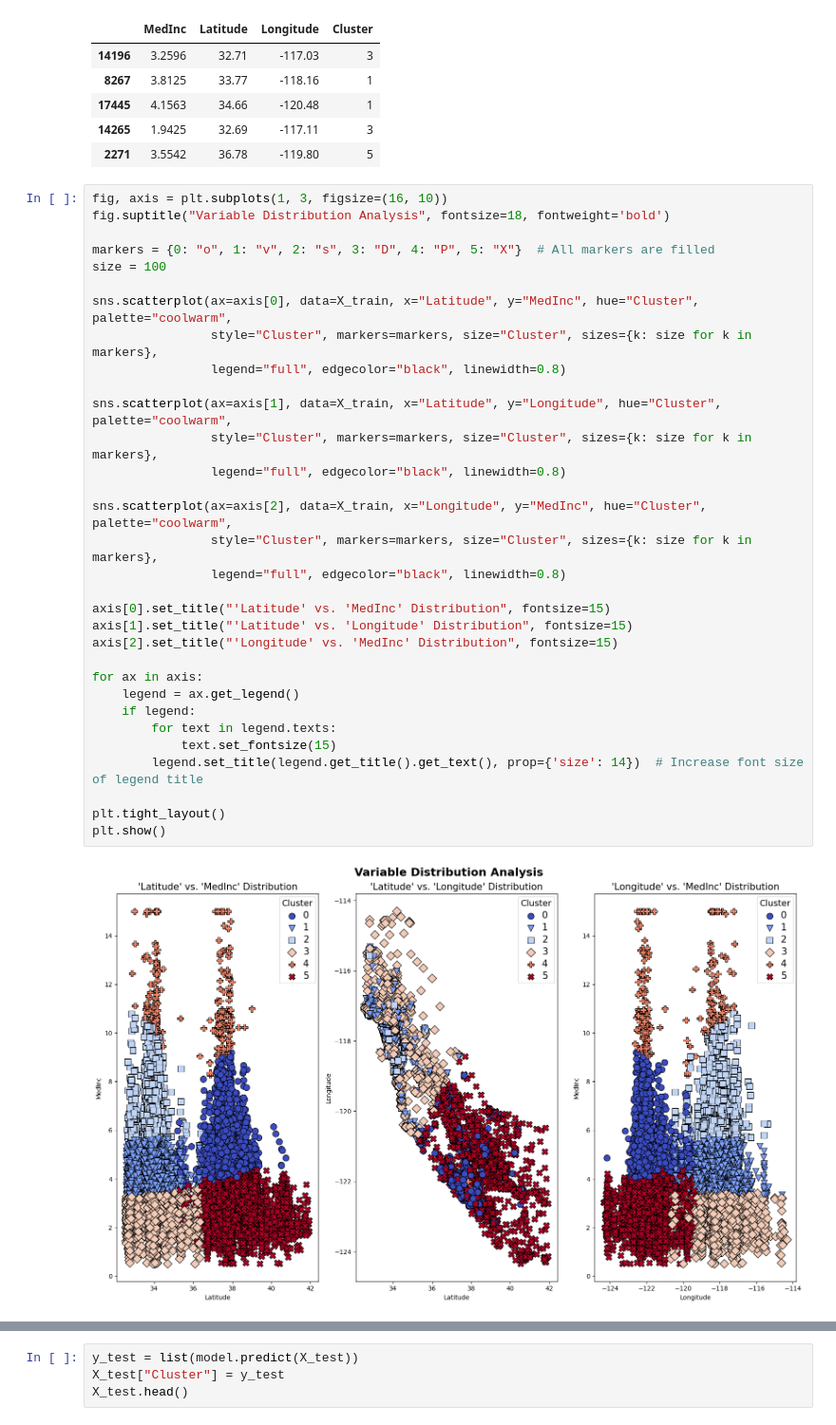
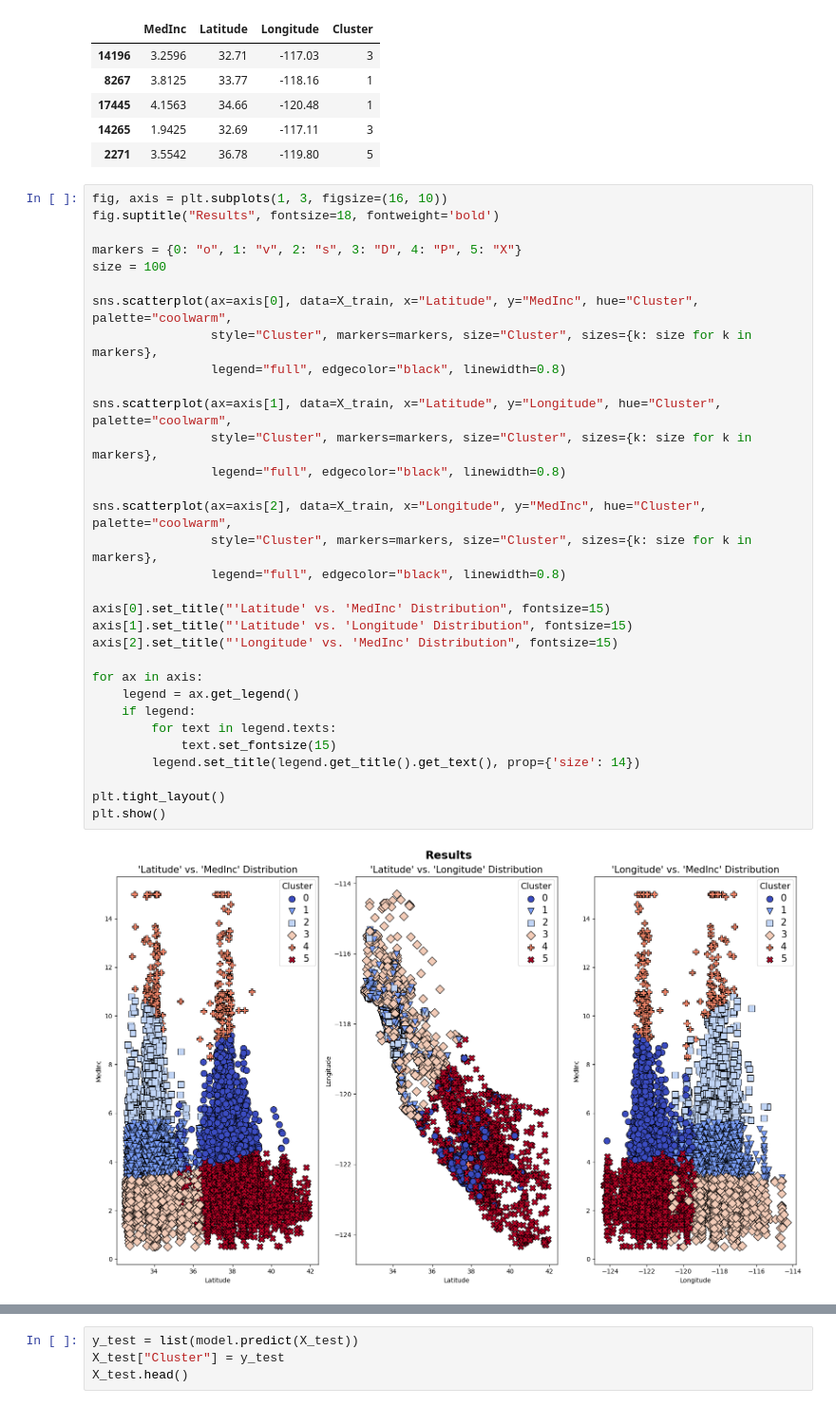
Before and after one commit to PeyraHub/k-means_california-housing, a Jupyter notebook: src/explore.ipynb, the cells around one changed output, grey strips where cells are left out. Shown at 95% size. Drawn from its saved outputs; the diff is of its cells as text.

```diff
--- a/src/explore.ipynb
+++ b/src/explore.ipynb
@@ -67,36 +67,36 @@ X_train.head()
 | 2271 | 3.5542 | 36.78 | -119.80 | 5 |
 # %%
 fig, axis = plt.subplots(1, 3, figsize=(16, 10))
-fig.suptitle("Variable Distribution Analysis", fontsize=18, fontweight='bold')
+fig.suptitle("Results", fontsize=18, fontweight='bold')
 
-markers = {0: "o", 1: "v", 2: "s", 3: "D", 4: "P", 5: "X"}  # All markers are filled
+markers = {0: "o", 1: "v", 2: "s", 3: "D", 4: "P", 5: "X"}
 size = 100
 
 sns.scatterplot(ax=axis[0], data=X_train, x="Latitude", y="MedInc", hue="Cluster", palette="coolwarm",
                 style="Cluster", markers=markers, size="Cluster", sizes={k: size for k in markers},
                 legend="full", edgecolor="black", linewidth=0.8)
 
 sns.scatterplot(ax=axis[1], data=X_train, x="Latitude", y="Longitude", hue="Cluster", palette="coolwarm",
                 style="Cluster", markers=markers, size="Cluster", sizes={k: size for k in markers},
                 legend="full", edgecolor="black", linewidth=0.8)
 
 sns.scatterplot(ax=axis[2], data=X_train, x="Longitude", y="MedInc", hue="Cluster", palette="coolwarm",
                 style="Cluster", markers=markers, size="Cluster", sizes={k: size for k in markers},
                 legend="full", edgecolor="black", linewidth=0.8)
 
 axis[0].set_title("'Latitude' vs. 'MedInc' Distribution", fontsize=15)
 axis[1].set_title("'Latitude' vs. 'Longitude' Distribution", fontsize=15)
 axis[2].set_title("'Longitude' vs. 'MedInc' Distribution", fontsize=15)
 
 for ax in axis:
     legend = ax.get_legend()
     if legend:
         for text in legend.texts:
             text.set_fontsize(15)
-        legend.set_title(legend.get_title().get_text(), prop={'size': 14})  # Increase font size of legend title
+        legend.set_title(legend.get_title().get_text(), prop={'size': 14})
 
 plt.tight_layout()
 plt.show()
 # %% [output]
-[figure, old version]
+[figure, new version]
 # %% [markdown]
```
Also changed, not shown: parts of 3 cells of this notebook.
